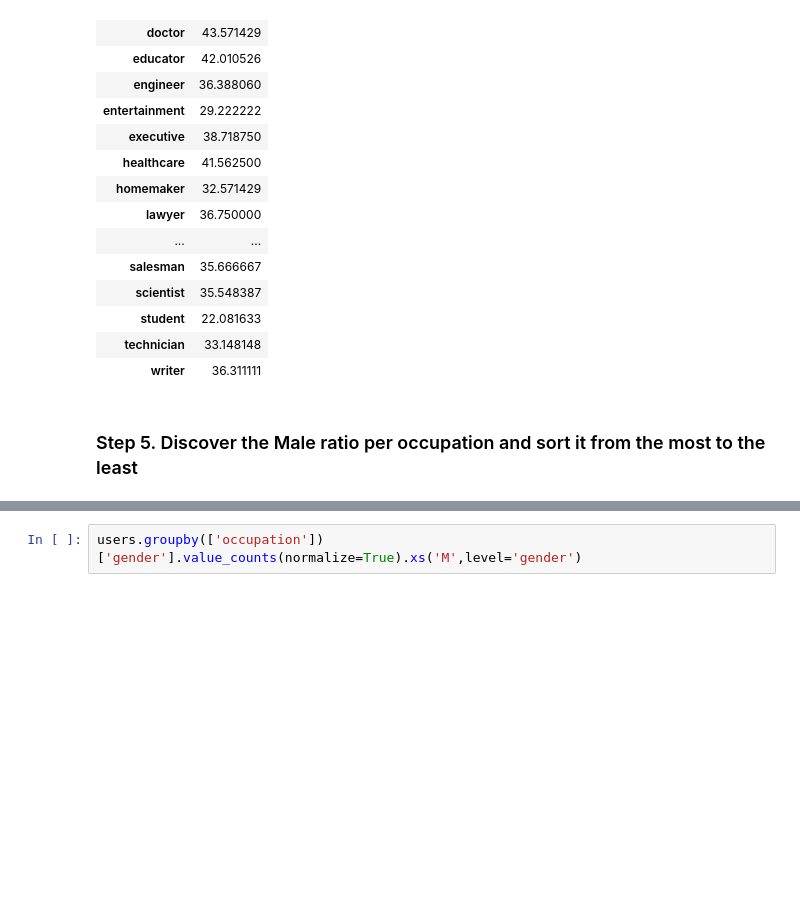
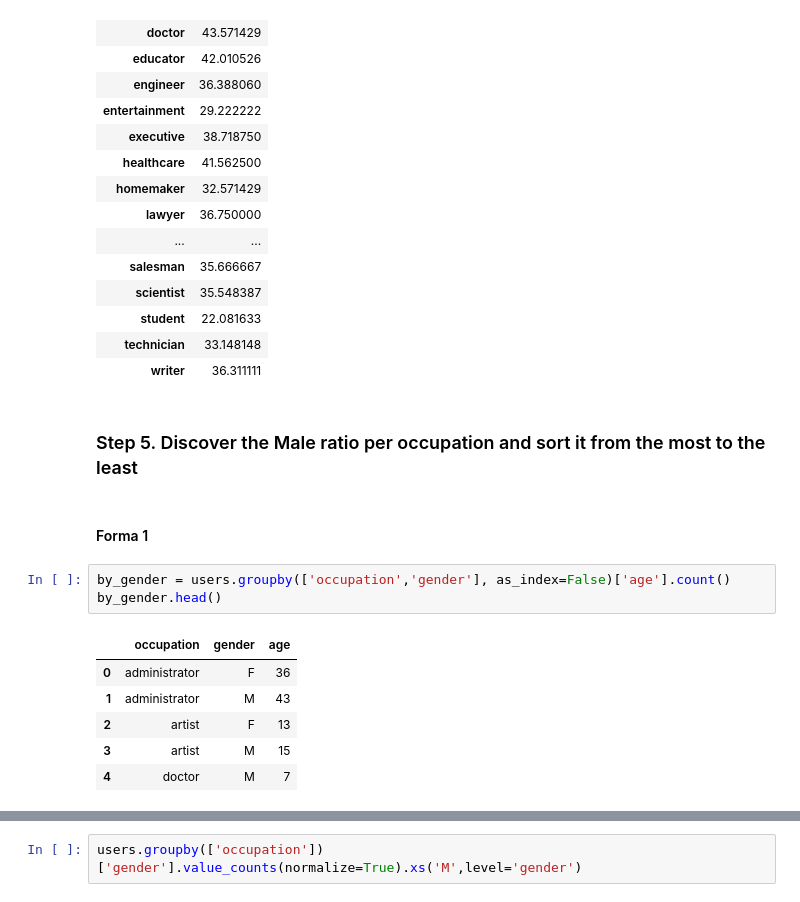
Before and after one commit to marcusRB/ds_thebridge_1_22, a Jupyter notebook: 2-Data_Analysis/2-Pandas/Práctica/6-Occupation/Occupation Grouping.ipynb, the cells around one changed output, grey strips where cells are left out. Drawn from its saved outputs; the diff is of its cells as text; blank space fills up the shorter version.

```diff
--- a/2-Data_Analysis/2-Pandas/Práctica/6-Occupation/Occupation Grouping.ipynb
+++ b/2-Data_Analysis/2-Pandas/Práctica/6-Occupation/Occupation Grouping.ipynb
@@ -50,3 +50,15 @@ users.groupby('occupation')[['age']].mean()
 | writer | 36.311111 |
 # %% [markdown]
 ### Step 5. Discover the Male ratio per occupation and sort it from the most to the least
+# %% [markdown]
+#### Forma 1
+# %%
+by_gender = users.groupby(['occupation','gender'], as_index=False)['age'].count()
+by_gender.head()
+# %% [output]
+|  | occupation | gender | age |
+| 0 | administrator | F | 36 |
+| 1 | administrator | M | 43 |
+| 2 | artist | F | 13 |
+| 3 | artist | M | 15 |
+| 4 | doctor | M | 7 |
```
Also changed, not shown: parts of 5 cells of this notebook, 35 other files.
